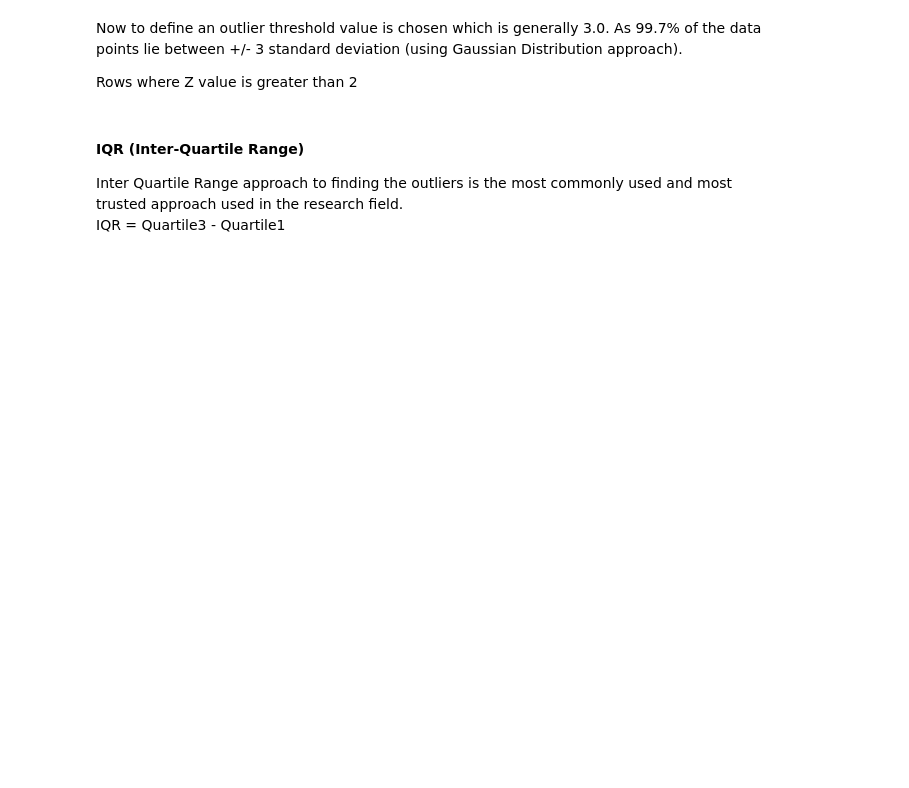
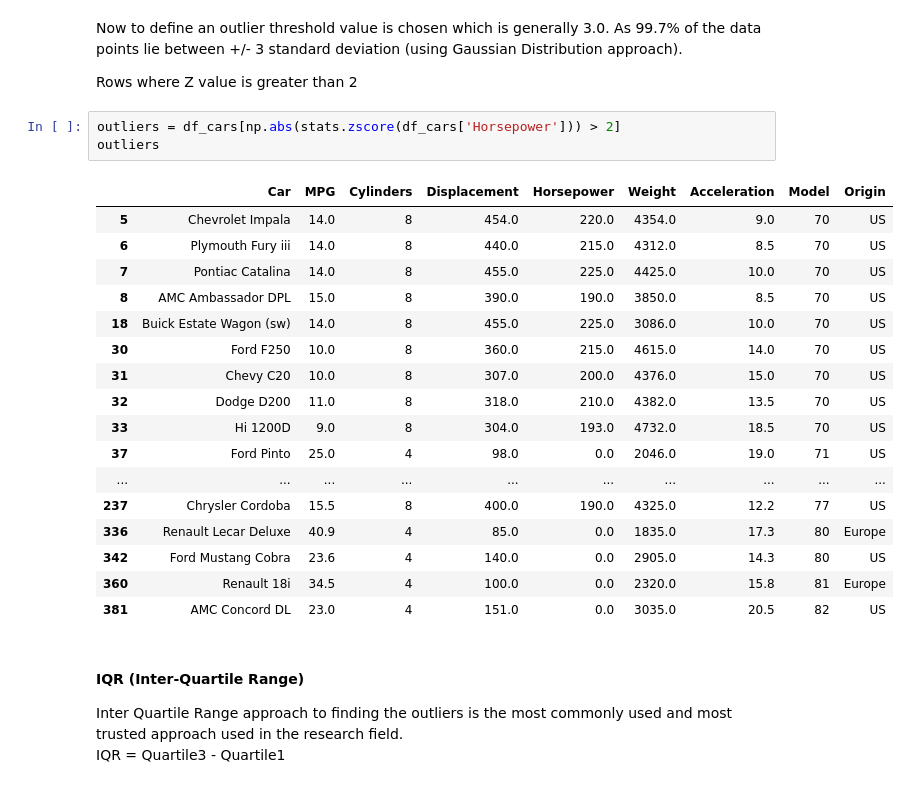
Before and after one commit to KapilBhardwaj2702/PROG8245, a Jupyter notebook: Lab4/week5Lab.ipynb, the cells around one changed output. Cells and saved outputs as stored; diff of their text form; blank space fills up the shorter version.

```diff
--- a/Lab4/week5Lab.ipynb
+++ b/Lab4/week5Lab.ipynb
@@ -409,6 +602,27 @@ Zscore = (data_point -mean) / std. deviation
 Now to define an outlier threshold value is chosen which is generally 3.0. As 99.7% of the data points lie between +/- 3 standard deviation (using Gaussian Distribution approach).
 
 Rows where Z value is greater than 2
+# %%
+outliers = df_cars[np.abs(stats.zscore(df_cars['Horsepower'])) > 2]
+outliers
+# %% [output]
+|  | Car | MPG | Cylinders | Displacement | Horsepower | Weight | Acceleration | Model | Origin |
+| 5 | Chevrolet Impala | 14.0 | 8 | 454.0 | 220.0 | 4354.0 | 9.0 | 70 | US |
+| 6 | Plymouth Fury iii | 14.0 | 8 | 440.0 | 215.0 | 4312.0 | 8.5 | 70 | US |
+| 7 | Pontiac Catalina | 14.0 | 8 | 455.0 | 225.0 | 4425.0 | 10.0 | 70 | US |
+| 8 | AMC Ambassador DPL | 15.0 | 8 | 390.0 | 190.0 | 3850.0 | 8.5 | 70 | US |
+| 18 | Buick Estate Wagon (sw) | 14.0 | 8 | 455.0 | 225.0 | 3086.0 | 10.0 | 70 | US |
+| 30 | Ford F250 | 10.0 | 8 | 360.0 | 215.0 | 4615.0 | 14.0 | 70 | US |
+| 31 | Chevy C20 | 10.0 | 8 | 307.0 | 200.0 | 4376.0 | 15.0 | 70 | US |
+| 32 | Dodge D200 | 11.0 | 8 | 318.0 | 210.0 | 4382.0 | 13.5 | 70 | US |
+| 33 | Hi 1200D | 9.0 | 8 | 304.0 | 193.0 | 4732.0 | 18.5 | 70 | US |
+| 37 | Ford Pinto | 25.0 | 4 | 98.0 | 0.0 | 2046.0 | 19.0 | 71 | US |
+| ... | ... | ... | ... | ... | ... | ... | ... | ... | ... |
+| 237 | Chrysler Cordoba | 15.5 | 8 | 400.0 | 190.0 | 4325.0 | 12.2 | 77 | US |
+| 336 | Renault Lecar Deluxe | 40.9 | 4 | 85.0 | 0.0 | 1835.0 | 17.3 | 80 | Europe |
+| 342 | Ford Mustang Cobra | 23.6 | 4 | 140.0 | 0.0 | 2905.0 | 14.3 | 80 | US |
+| 360 | Renault 18i | 34.5 | 4 | 100.0 | 0.0 | 2320.0 | 15.8 | 81 | Europe |
+| 381 | AMC Concord DL | 23.0 | 4 | 151.0 | 0.0 | 3035.0 | 20.5 | 82 | US |
 # %% [markdown]
 #### IQR (Inter-Quartile Range)
 Inter Quartile Range approach to finding the outliers is the most commonly used and most trusted approach used in the research field. <Br>
```
Also changed, not shown: parts of 23 cells of this notebook.
